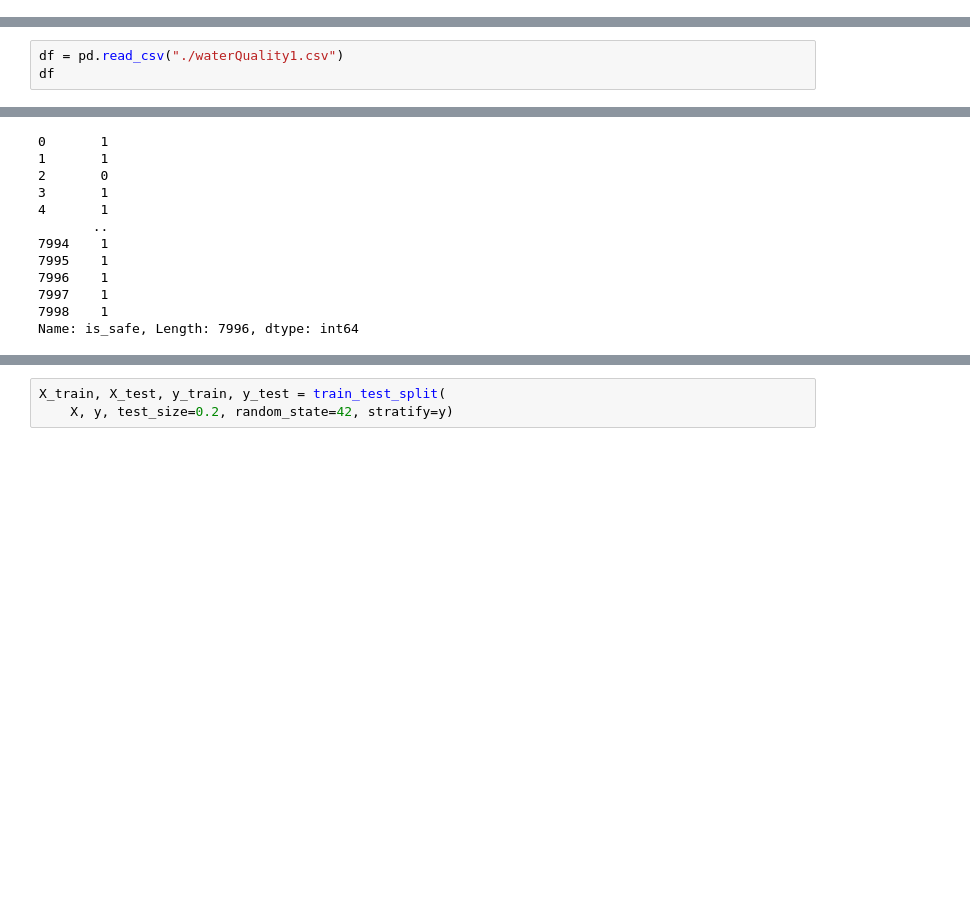
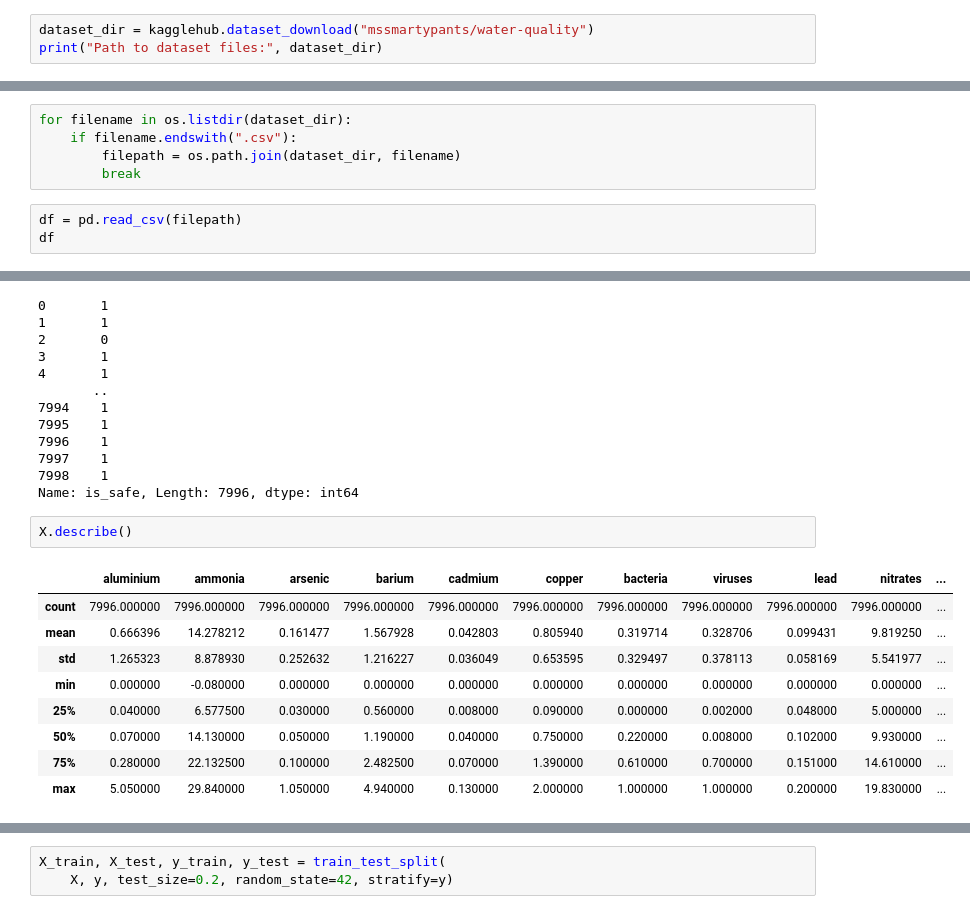
Before and after one commit to WaroonRagwongsiri/IntroMLHomework, a Jupyter notebook: Practice/exam_regression.ipynb, the cells around one changed output, grey strips where cells are left out. Saved outputs shown, nothing was run; the diff lists cells and outputs as text; blank space fills up the shorter version.

Commit message:
Use Kaggle Hub

```diff
--- a/Practice/exam_regression.ipynb
+++ b/Practice/exam_regression.ipynb
@@ -7,2 +9,5 @@ from sklearn.model_selection import train_test_split
 # %% [markdown]
 ## Classify
+# %%
+dataset_dir = kagglehub.dataset_download("mssmartypants/water-quality")
+print("Path to dataset files:", dataset_dir)
@@ -9,5 +16,10 @@ from sklearn.model_selection import train_test_split
+# %%
+for filename in os.listdir(dataset_dir):
+	if filename.endswith(".csv"):
+		filepath = os.path.join(dataset_dir, filename)
+		break
 # %%
-df = pd.read_csv("./waterQuality1.csv")
+df = pd.read_csv(filepath)
 df
 # %% [output]
 |  | aluminium | ammonia | arsenic | barium | cadmium | chloramine | chromium | copper | flouride | bacteria | ... |
@@ -182,3 +194,15 @@ y
 7997    1
 7998    1
 Name: is_safe, Length: 7996, dtype: int64
+# %%
+X.describe()
+# %% [output]
+|  | aluminium | ammonia | arsenic | barium | cadmium | copper | bacteria | viruses | lead | nitrates | ... |
+| count | 7996.000000 | 7996.000000 | 7996.000000 | 7996.000000 | 7996.000000 | 7996.000000 | 7996.000000 | 7996.000000 | 7996.000000 | 7996.000000 | ... |
+| mean | 0.666396 | 14.278212 | 0.161477 | 1.567928 | 0.042803 | 0.805940 | 0.319714 | 0.328706 | 0.099431 | 9.819250 | ... |
+| std | 1.265323 | 8.878930 | 0.252632 | 1.216227 | 0.036049 | 0.653595 | 0.329497 | 0.378113 | 0.058169 | 5.541977 | ... |
+| min | 0.000000 | -0.080000 | 0.000000 | 0.000000 | 0.000000 | 0.000000 | 0.000000 | 0.000000 | 0.000000 | 0.000000 | ... |
+| 25% | 0.040000 | 6.577500 | 0.030000 | 0.560000 | 0.008000 | 0.090000 | 0.000000 | 0.002000 | 0.048000 | 5.000000 | ... |
+| 50% | 0.070000 | 14.130000 | 0.050000 | 1.190000 | 0.040000 | 0.750000 | 0.220000 | 0.008000 | 0.102000 | 9.930000 | ... |
+| 75% | 0.280000 | 22.132500 | 0.100000 | 2.482500 | 0.070000 | 1.390000 | 0.610000 | 0.700000 | 0.151000 | 14.610000 | ... |
+| max | 5.050000 | 29.840000 | 1.050000 | 4.940000 | 0.130000 | 2.000000 | 1.000000 | 1.000000 | 0.200000 | 19.830000 | ... |
```
Also changed, not shown: parts of 3 cells of this notebook, 4 other files.
